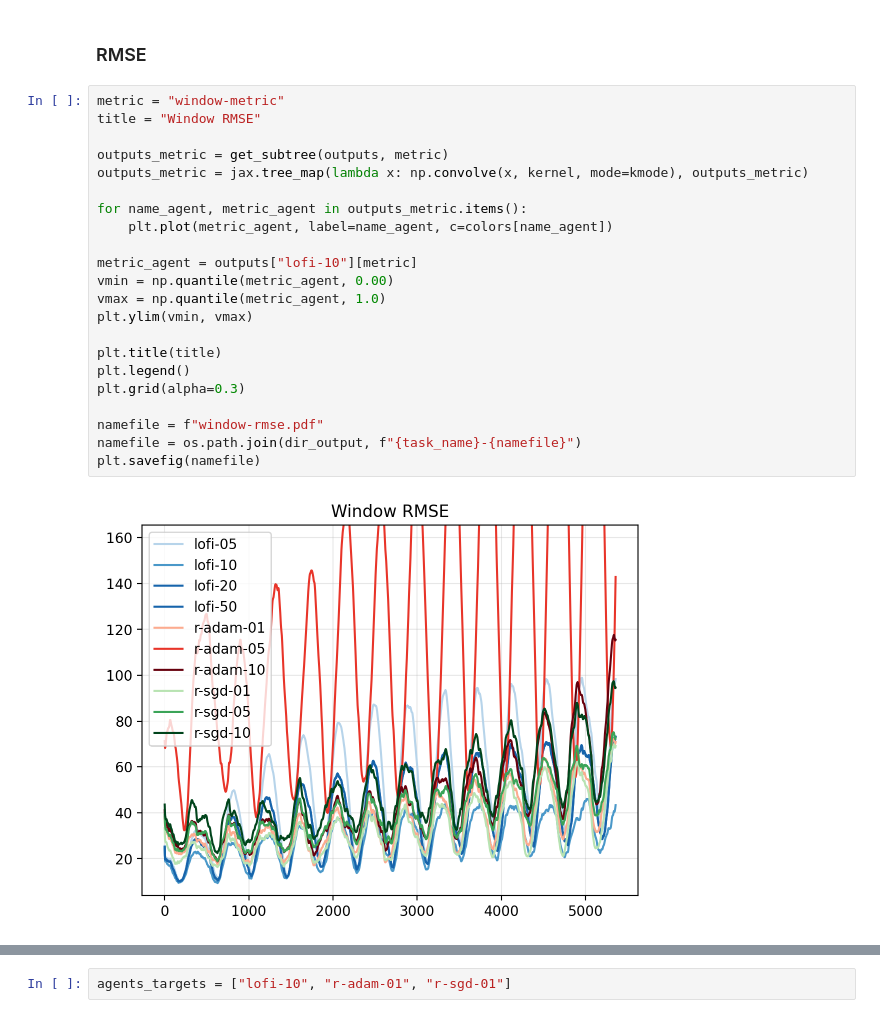
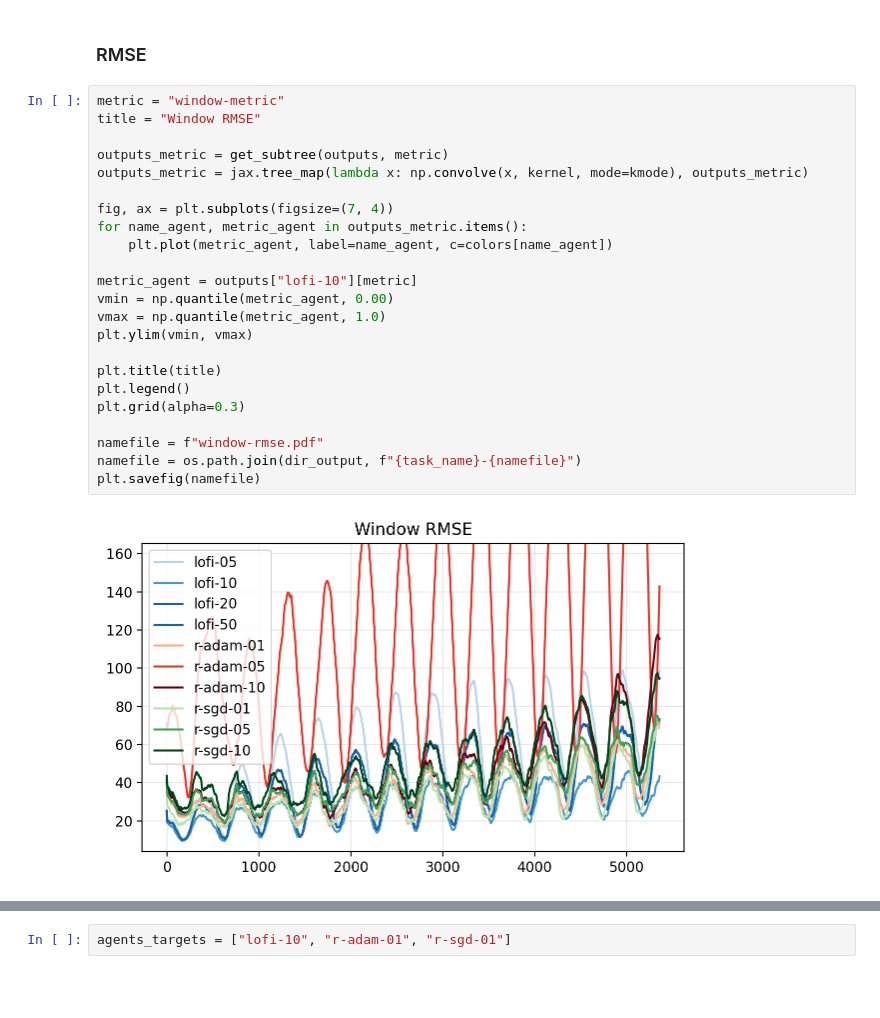
Before and after one commit to probml/rebayes, a Jupyter notebook: demos/collas/regression/rotating-mnist-gradual.ipynb, the cells around one changed output, grey strips where cells are left out. Cells and saved outputs as stored; diff of their text form; blank space fills up the shorter version.

```diff
--- a/demos/collas/regression/rotating-mnist-gradual.ipynb
+++ b/demos/collas/regression/rotating-mnist-gradual.ipynb
@@ -154,27 +154,28 @@ colors = {
 # %%
 metric = "window-metric"
 title = "Window RMSE"
 
 outputs_metric = get_subtree(outputs, metric)
 outputs_metric = jax.tree_map(lambda x: np.convolve(x, kernel, mode=kmode), outputs_metric)
 
+fig, ax = plt.subplots(figsize=(7, 4))
 for name_agent, metric_agent in outputs_metric.items():
     plt.plot(metric_agent, label=name_agent, c=colors[name_agent])
 
 metric_agent = outputs["lofi-10"][metric]
 vmin = np.quantile(metric_agent, 0.00)
 vmax = np.quantile(metric_agent, 1.0)
 plt.ylim(vmin, vmax)
 
 plt.title(title)
 plt.legend()
 plt.grid(alpha=0.3)
 
 namefile = f"window-rmse.pdf"
 namefile = os.path.join(dir_output, f"{task_name}-{namefile}")
 plt.savefig(namefile)
 # %% [output]
-[figure, old version]
+[figure, new version]
 # %%
 metric = "nlpd_window"
 title = "Window NLPD"
```
Also changed, not shown: parts of 3 cells of this notebook.
